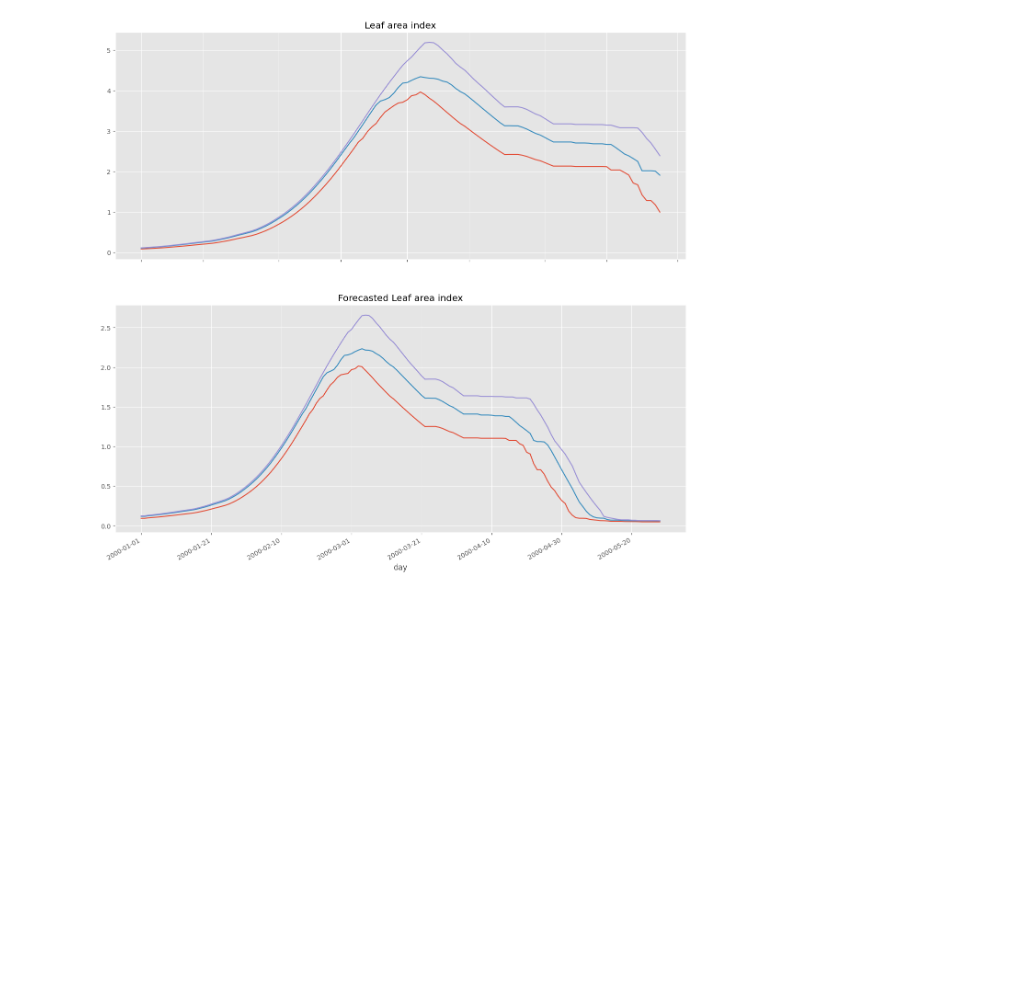
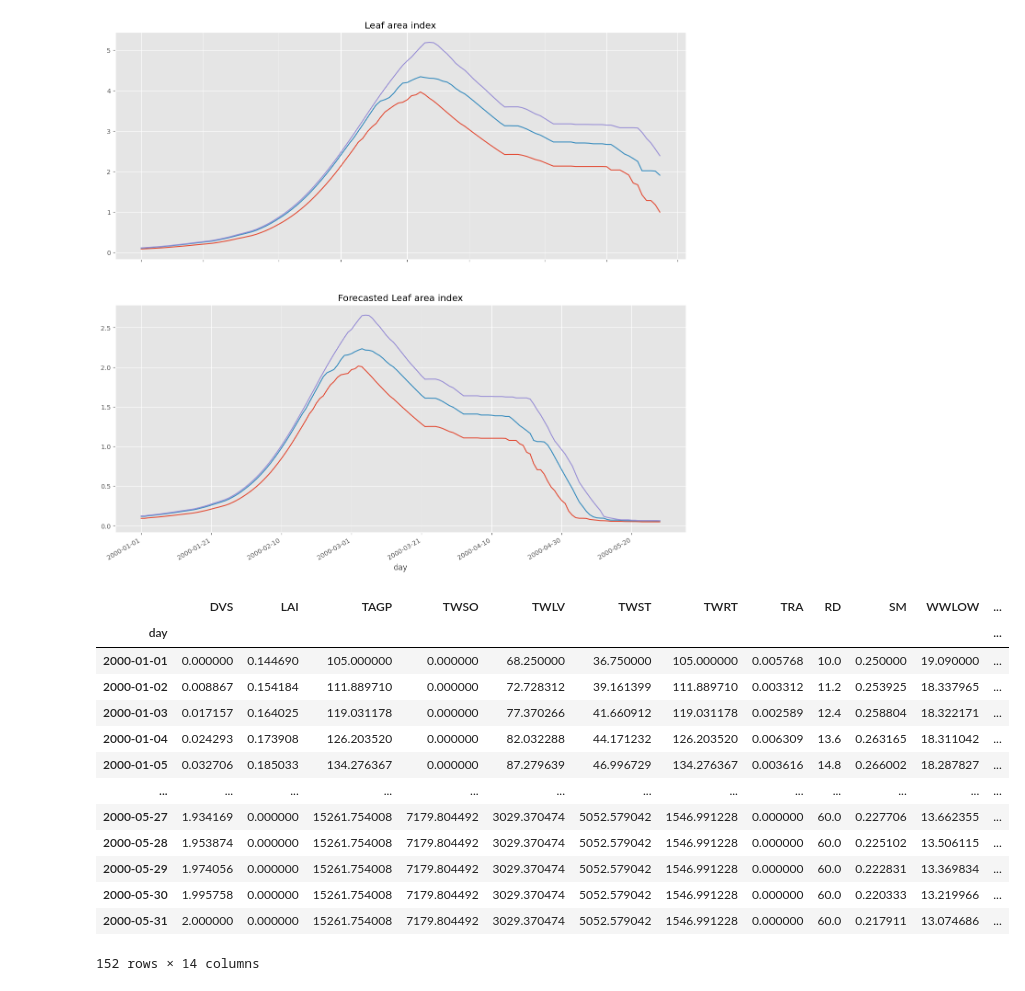
Before and after one commit to JBris/wofost-data-assimilation, a Jupyter notebook: notebooks/sktime.ipynb, the cells around one changed output. Saved outputs shown, nothing was run; the diff lists cells and outputs as text; code cells hidden in the pictures; blank space fills up the shorter version.

```diff
--- a/notebooks/sktime.ipynb
+++ b/notebooks/sktime.ipynb
@@ -275,3 +275,41 @@ axes[1].set_title("Forecasted Leaf area index")
 fig.autofmt_xdate()
 # %% [output]
 [figure]
+# %%
+from dataproviders import parameters, agromanagement, weather
+wofost = Wofost72_WLP_FD(parameters, weather, agromanagement)
+from sktime.split import SingleWindowSplitter
+from sktime.forecasting.model_selection import temporal_train_test_split
+from sktime.forecasting.base import ForecastingHorizon
+from sktime.performance_metrics.forecasting import mean_absolute_percentage_error
+from sktime.utils.plotting import plot_series
+from sktime.forecasting.compose import TransformedTargetForecaster
+from sktime.transformations.series.detrend import Deseasonalizer, Detrender
+from sktime.forecasting.trend import PolynomialTrendForecaster
+from xgboost import XGBRegressor
+from sktime.forecasting.compose import make_reduction
+from sktime.forecasting.model_selection import ForecastingRandomizedSearchCV
+
+wofost.run_till_terminate()
+df = pd.DataFrame(wofost.get_output()).set_index("day")
+df.index = pd.DatetimeIndex(df.index, freq="D")
+
+df['week'] = pd.DatetimeIndex(df.index).isocalendar().week
+df['day'] = pd.DatetimeIndex(df.index).isocalendar().day
+df['month'] = pd.DatetimeIndex(df.index).month
+df
+# %% [output]
+|  | DVS | LAI | TAGP | TWSO | TWLV | TWST | TWRT | TRA | RD | SM | WWLOW | ... |
+| day |  |  |  |  |  |  |  |  |  |  |  | ... |
+| 2000-01-01 | 0.000000 | 0.144690 | 105.000000 | 0.000000 | 68.250000 | 36.750000 | 105.000000 | 0.005768 | 10.0 | 0.250000 | 19.090000 | ... |
+| 2000-01-02 | 0.008867 | 0.154184 | 111.889710 | 0.000000 | 72.728312 | 39.161399 | 111.889710 | 0.003312 | 11.2 | 0.253925 | 18.337965 | ... |
+| 2000-01-03 | 0.017157 | 0.164025 | 119.031178 | 0.000000 | 77.370266 | 41.660912 | 119.031178 | 0.002589 | 12.4 | 0.258804 | 18.322171 | ... |
+| 2000-01-04 | 0.024293 | 0.173908 | 126.203520 | 0.000000 | 82.032288 | 44.171232 | 126.203520 | 0.006309 | 13.6 | 0.263165 | 18.311042 | ... |
+| 2000-01-05 | 0.032706 | 0.185033 | 134.276367 | 0.000000 | 87.279639 | 46.996729 | 134.276367 | 0.003616 | 14.8 | 0.266002 | 18.287827 | ... |
+| ... | ... | ... | ... | ... | ... | ... | ... | ... | ... | ... | ... | ... |
+| 2000-05-27 | 1.934169 | 0.000000 | 15261.754008 | 7179.804492 | 3029.370474 | 5052.579042 | 1546.991228 | 0.000000 | 60.0 | 0.227706 | 13.662355 | ... |
+| 2000-05-28 | 1.953874 | 0.000000 | 15261.754008 | 7179.804492 | 3029.370474 | 5052.579042 | 1546.991228 | 0.000000 | 60.0 | 0.225102 | 13.506115 | ... |
+| 2000-05-29 | 1.974056 | 0.000000 | 15261.754008 | 7179.804492 | 3029.370474 | 5052.579042 | 1546.991228 | 0.000000 | 60.0 | 0.222831 | 13.369834 | ... |
+| 2000-05-30 | 1.995758 | 0.000000 | 15261.754008 | 7179.804492 | 3029.370474 | 5052.579042 | 1546.991228 | 0.000000 | 60.0 | 0.220333 | 13.219966 | ... |
+| 2000-05-31 | 2.000000 | 0.000000 | 15261.754008 | 7179.804492 | 3029.370474 | 5052.579042 | 1546.991228 | 0.000000 | 60.0 | 0.217911 | 13.074686 | ... |
+152 rows × 14 columns
```
Also changed, not shown: parts of 6 cells of this notebook, 2 other files.
